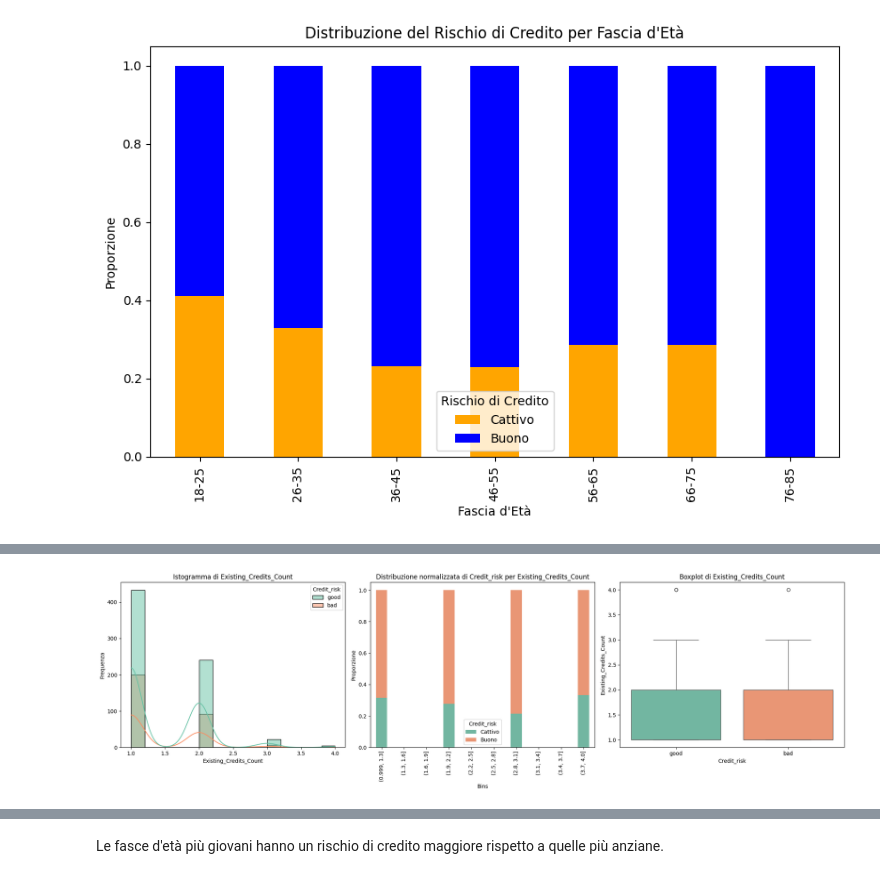
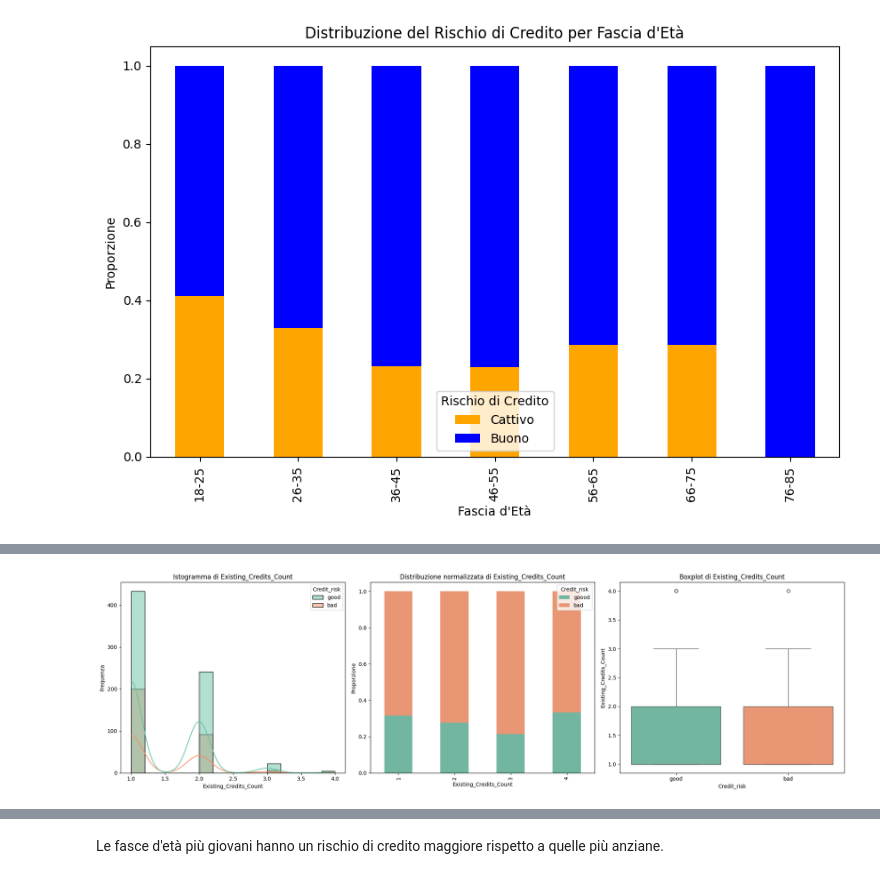
Before and after one commit to hidemet/mldm-credit-card-risk, a Jupyter notebook: myCopy_ProgettoMLDM_Dumas_Rossini.ipynb, the cells around one changed output, grey strips where cells are left out. Saved outputs shown, nothing was run; the diff lists cells and outputs as text; code cells hidden in the pictures.

```diff
--- a/myCopy_ProgettoMLDM_Dumas_Rossini.ipynb
+++ b/myCopy_ProgettoMLDM_Dumas_Rossini.ipynb
@@ -285,43 +285,53 @@ plt.show()
 # %%
 import matplotlib.pyplot as plt
 import seaborn as sns
-import pandas as pd
 import numpy as np
 
-# Selezione delle feature numeriche escludendo 'Credit_risk' e 'Age'
-numeric_features = [col for col in data_copy.columns
-                    if data_copy[col].dtype in ['int64', 'float64'] and col not in ['Credit_risk', 'Age']]
+# Soglia per identificare variabili discrete
+discrete_threshold = 10
 
-for feature in numeric_features:
+# Il ciclo considera le feature numeriche (esclusa "Age")
+for feature in numerical_cols:
+    if feature == "Age":
+        continue
+
     fig, axes = plt.subplots(1, 3, figsize=(20, 6))
 
-    # 1. Istogramma con KDE con separazione per Credit_risk
+    # 1. Istogramma con KDE
     sns.histplot(data=data_copy, x=feature, hue='Credit_risk', kde=True,
                  palette="Set2", ax=axes[0])
     axes[0].set_title(f'Istogramma di {feature}')
     axes[0].set_xlabel(feature)
     axes[0].set_ylabel('Frequenza')
 
-    # 2. Bar plot con valori normalizzati per bin (con 10 bin)
-    try:
-        bins = np.linspace(data_copy[feature].min(), data_copy[feature].max(), 11)
-        data_copy['binned'] = pd.cut(data_copy[feature], bins=bins, include_lowest=True)
+    # 2. Distribuzione normalizzata
+    if data_copy[feature].nunique() <= discrete_threshold:
+        # La feature è discreta, si usa direttamente il valore senza binning
+        dist = data_copy.groupby(feature)['Credit_risk'].value_counts(normalize=True).unstack().fillna(0)
+        dist = dist.reindex(sorted(dist.index))
+        dist.plot(kind='bar', stacked=True, color=['#72b6a1', '#e99675'], ax=axes[1])
+        axes[1].set_xlabel(feature)
+        axes[1].set_ylabel('Proporzione')
+        axes[1].legend(title='Credit_risk', labels=['goood', 'bad'])
+        axes[1].set_title(f'Distribuzione normalizzata di {feature}')
+    else:
+        try:
+            bins = np.linspace(data_copy[feature].min(), data_copy[feature].max(), 11)
+            data_copy['binned'] = pd.cut(data_copy[feature], bins=bins, include_lowest=True)
+            dist = data_copy.groupby('binned', observed=False)['Credit_risk'].value_counts(normalize=True).unstack().fillna(0)
+            dist.plot(kind='bar', stacked=True, color=['#72b6a1', '#e99675'], ax=axes[1])
+            axes[1].set_xlabel("Bins")
+            axes[1].set_ylabel('Proporzione')
+            axes[1].legend(title='Credit_risk', labels=['goood', 'bad'])
+            axes[1].set_title(f'Distribuzione normalizzata di {feature}')
+        except Exception as e:
+            axes[1].text(0.5, 0.5, f'Errore nel binning: {e}', ha='center')
+            axes[1].set_axis_off()
+        finally:
+            if 'binned' in data_copy.columns:
+                data_copy.drop(columns=['binned'], inplace=True)
 
-        # Calcolare la distribuzione normalizzata di Credit_risk per ciascun bin
-        dist = data_copy.groupby('binned', observed=False)['Credit_risk'].value_counts(normalize=True).unstack().fillna(0)
-        dist.plot(kind='bar', stacked=True, color=['#72b6a1', '#e99675'], ax=axes[1])
-        axes[1].set_title(f'Distribuzione normalizzata di Credit_risk per {feature}')
-        axes[1].set_xlabel('Bins')
-        axes[1].set_ylabel('Proporzione')
-        axes[1].legend(title='Credit_risk', labels=['Cattivo', 'Buono'])
-    except Exception as e:
-        axes[1].text(0.5, 0.5, f'Errore nel binning: {e}', ha='center')
-        axes[1].set_axis_off()
-    finally:
-        if 'binned' in data_copy.columns:
-            data_copy.drop(columns=['binned'], inplace=True)
-
-    # 3. Boxplot della feature in relazione al Credit_risk
+    # 3. Boxplot in relazione a Credit_risk
     sns.boxplot(x='Credit_risk', y=feature, data=data_copy, hue='Credit_risk',
                 palette="Set2", dodge=False, ax=axes[2])
     axes[2].set_title(f'Boxplot di {feature}')
@@ -331,4 +341,33 @@ for feature in numeric_features:
 
     plt.tight_layout()
     plt.show()
+
+
+    feature = 'Age'
+fig, axes = plt.subplots(1, 3, figsize=(20, 6))
+
+# 1. Istogramma con KDE per "Age" suddiviso per Credit_risk
+sns.histplot(data=data_copy, x=feature, hue='Credit_risk', kde=True,
+             palette="Set2", ax=axes[0])
+axes[0].set_title(f'Istogramma di {feature}')
+axes[0].set_xlabel(feature)
+axes[0].set_ylabel('Frequenza')
+
+# 2. Bar plot con distribuzione normalizzata per fasce d'età (Age_Group)
+age_credit_risk.plot(kind='bar', stacked=True, color=['#e99675','#72b6a1'], ax=axes[1])
+axes[1].set_title("Distribuzione del Rischio di Credito per Fascia d'età")
+axes[1].set_xlabel("Fascia d'età")
+axes[1].set_ylabel("Proporzione")
+axes[1].legend(title="Credit_risk", labels=['goood', 'bad'])
+
+# 3. Boxplot per "Age" in relazione al Credit_risk
+sns.boxplot(x='Credit_risk', y=feature, data=data_copy, hue='Credit_risk',
+            palette="Set2", dodge=False, ax=axes[2])
+axes[2].set_title(f'Boxplot di {feature} in relazione a Credit_risk')
+axes[2].set_xlabel("Credit_risk")
+axes[2].set_ylabel(feature)
+axes[2].legend([], [], frameon=False)
+
+plt.tight_layout()
+plt.show()
 # %% [output]
@@ -339 +378 @@ for feature in numeric_features:
-[figure, old version]
+[figure, new version]
```
Also changed, not shown: parts of 17 cells of this notebook.
